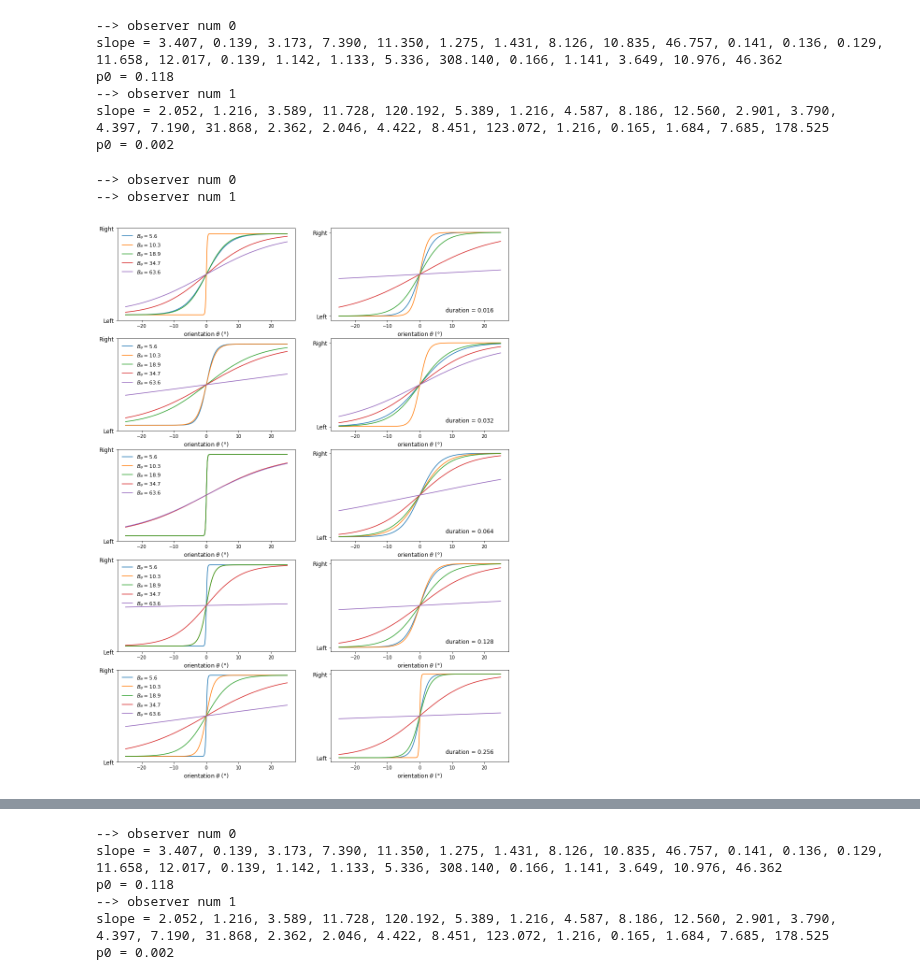
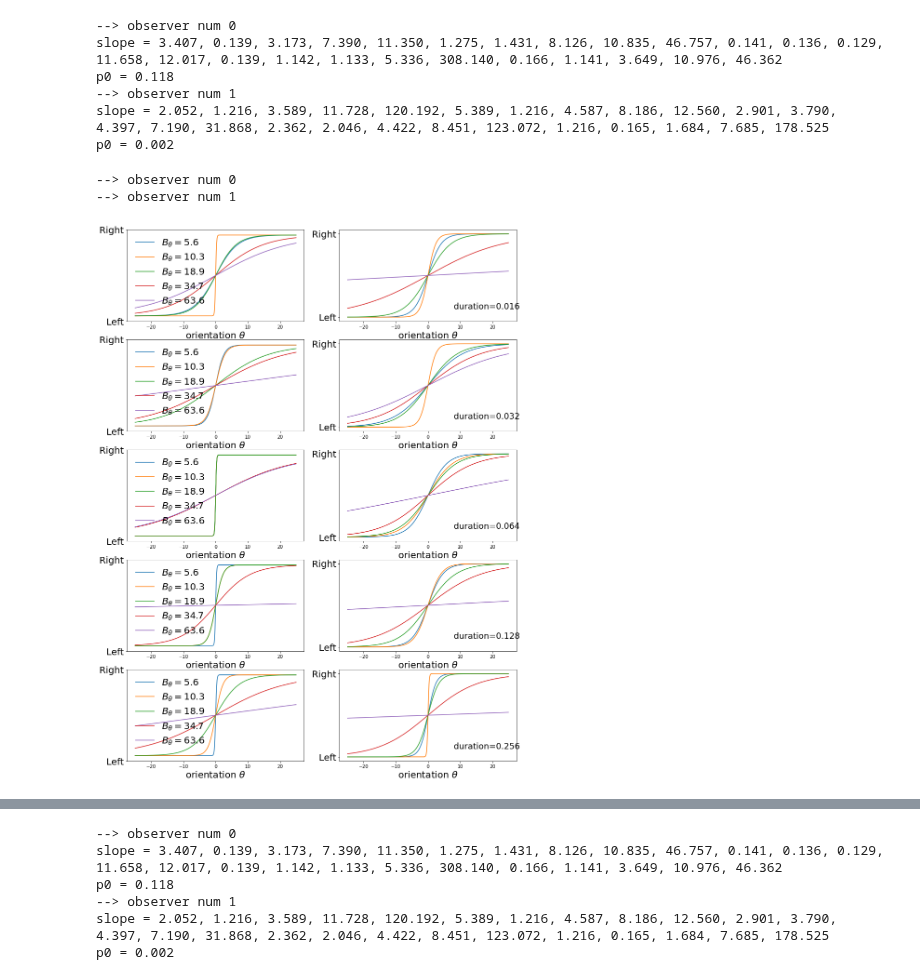
Before and after one commit to jennafradin/MSc-Internship, a Jupyter notebook: Notebooks/W17/59_analysis_durations.ipynb, the cells around one changed output, grey strips where cells are left out. Cells and saved outputs as stored; diff of their text form; code cells hidden in the pictures.

```diff
--- a/Notebooks/W17/59_analysis_durations.ipynb
+++ b/Notebooks/W17/59_analysis_durations.ipynb
@@ -199,35 +197,34 @@ p0 = 0.002
 # %%
 fig, axs = plt.subplots(len(duration_list), len(subj_data_list), figsize=(15, 21))
 for num, data in enumerate(subj_data_list) :
     print('--> observer num', num)
     x_values = np.linspace(-25, 25, 400)
 
     for i_duration, duration in enumerate(duration_list):
         if len(subj_data_list)>1:
             ax = axs[i_duration][num]
         else:
             ax = axs[i_duration]
 
         #colors = plt.cm.inferno(np.linspace(1, .2, len(B_thetas))) #tc colormap
 
         for i_B_theta, B_theta in enumerate(B_theta_list):
             i_condition = i_B_theta + i_duration*len(B_theta_list)
             conditions = i_condition*np.ones_like(x_values)
             y_values = results[num](torch.Tensor(x_values),
                                       torch.ByteTensor(conditions)).detach().numpy()
             ax.plot(x_values, y_values, label=r'$B_\theta=%s$' % f'{B_theta:.1f}')
 
-        ax.set_xlabel(r"orientation $\theta$ (°) ", fontsize=12)
+        ax.set_xlabel(r"orientation $\theta$", fontsize=20)
         ax.set_yticks([0.0, 1.0])
-        ax.set_yticklabels(["Left", "Right"], fontsize=12)
-        if num==0:  ax.legend(fontsize=11, frameon=False, scatterpoints=6)
+        ax.set_yticklabels(["Left", "Right"], fontsize=20)
+        if num==0:  ax.legend(fontsize=20, frameon=False, scatterpoints=6)
         #if i_duration==0: ax.legend(fontsize=20, frameon=False, scatterpoints=6)
-        if num==len(subj_data_list)-1: ax.text(8, 0.05, f'duration = {duration:.3f}', fontsize=12)
-        #ax.set_title([num])
+        if num==len(subj_data_list)-1: ax.text(8, 0.1, f'duration={duration:.3f}', fontsize=18)
 # %% [output]
 --> observer num 0
 --> observer num 1
-[figure, old version]
+[figure, new version]
 # %%
 for num, data in enumerate(subj_data_list) :
     print('--> observer num', num)
```
Also changed, not shown: parts of 5 cells of this notebook, 3 other files.
